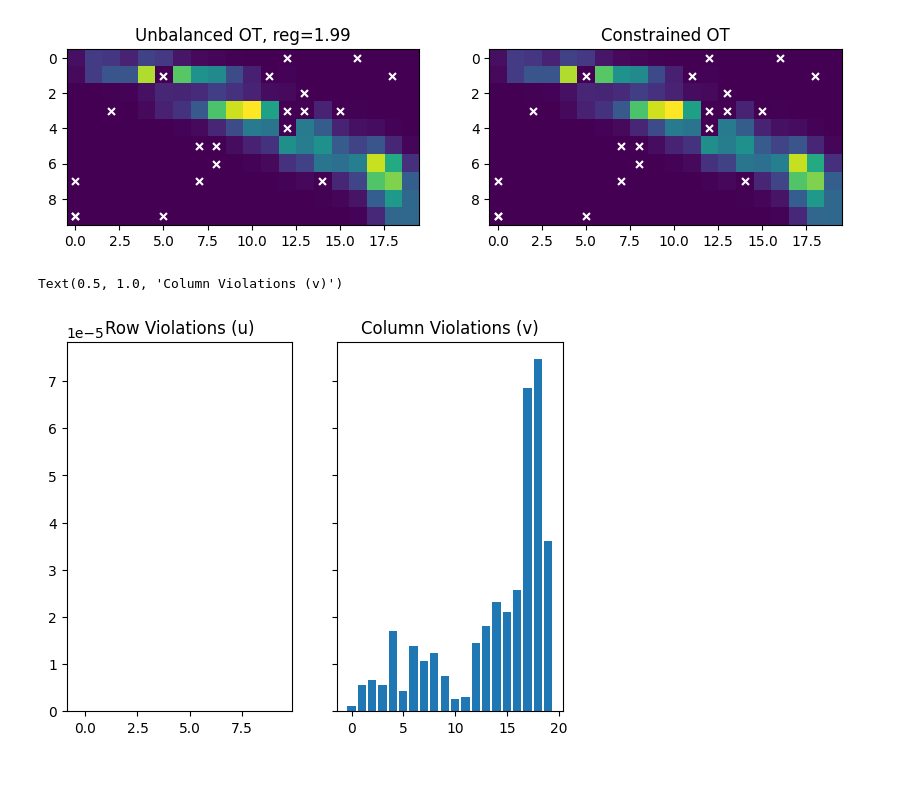
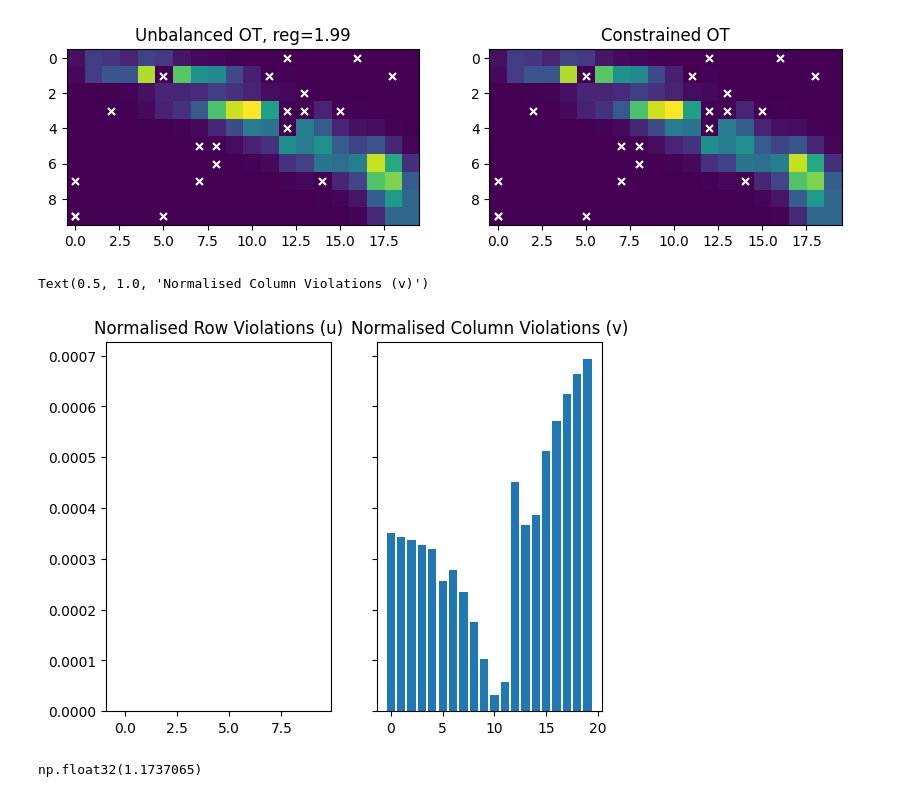
Before and after one commit to Langbridge/constrained-ot, a Jupyter notebook: first-paper/constrainedot-alg1.ipynb, the cells around one changed output. Drawn from its saved outputs; the diff is of its cells as text; code cells hidden in the pictures.

```diff
--- a/src/constrainedot-alg1.ipynb
+++ b/first-paper/constrainedot-alg1.ipynb
@@ -124,11 +128,15 @@ Text(0.5, 1.0, 'Constrained OT')
 [figure]
 # %%
 fig, (ax_r, ax_c) = plt.subplots(1,2, sharey='row')
-ax_r.bar(x=np.arange(num_a), height=np.abs(u - np.sum(output.matrix, axis=1)))
-ax_r.set_title('Row Violations (u)')
+ax_r.bar(x=np.arange(num_a), height=np.abs(u - np.sum(output.matrix, axis=1)) / u)
+ax_r.set_title('Normalised Row Violations (u)')
 
-ax_c.bar(x=np.arange(num_b), height=np.abs(v - np.sum(output.matrix, axis=0)))
-ax_c.set_title('Column Violations (v)')
+ax_c.bar(x=np.arange(num_b), height=np.abs(v - np.sum(output.matrix, axis=0)) / v)
+ax_c.set_title('Normalised Column Violations (v)')
 # %% [output]
-Text(0.5, 1.0, 'Column Violations (v)')
+Text(0.5, 1.0, 'Normalised Column Violations (v)')
-[figure, old version]
+[figure, new version]
+# %%
+np.sum(np.multiply(output.matrix, geom.cost_matrix))
+# %% [output]
+np.float32(1.1737065)
```
Also changed, not shown: parts of 2 cells of this notebook, 2 other files.
